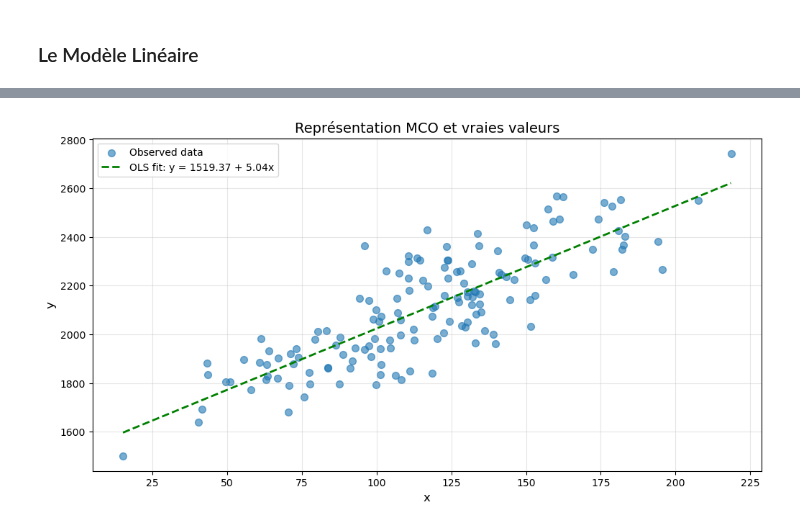
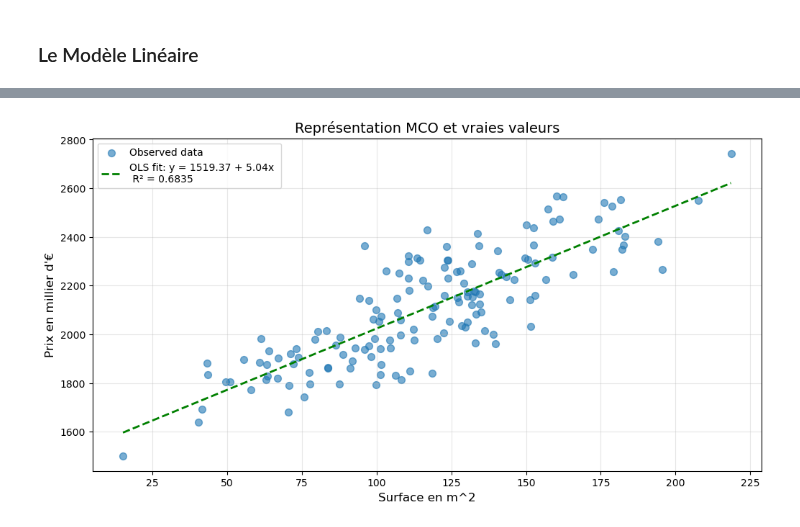
Before and after one commit to cmanell/Econometric-Project, a Jupyter notebook: src/traitement.ipynb, the cells around one changed output, grey strips where cells are left out. Drawn from its saved outputs; the diff is of its cells as text; code cells hidden in the pictures.

```diff
--- a/src/traitement.ipynb
+++ b/src/traitement.ipynb
@@ -193,21 +239,23 @@ Mean of residuals: 0.00000000000004 (should be ≈ 0)
 # %%
-# représentation de la distribution et l'équation de la droite
+# représentation de la distribution, l'équation de la droite et R² + R² ajusté
 
 plt.figure(figsize=(12, 6))
 
 sort_idx = np.argsort(x)
 x_sorted = x[sort_idx]
 y_hat_sorted = y_hat[sort_idx]
 
 plt.scatter(x, y, alpha=0.6, label='Observed data', s=50)
 plt.plot(x_sorted, y_hat_sorted, 'g--',
-         label=f'OLS fit: y = {b0_hat:.2f} + {b1_hat:.2f}x', linewidth=2)
+         label=f'OLS fit: y = {b0_hat:.2f} + {b1_hat:.2f}x \n R² = {R2_method1:.4f}', linewidth=2)
 
-plt.xlabel('x', fontsize=12)
-plt.ylabel('y', fontsize=12)
+
+
+plt.xlabel('Surface en m^2', fontsize=12)
+plt.ylabel('Prix en millier d\'€', fontsize=12)
 plt.title('Représentation MCO et vraies valeurs', fontsize=14)
 plt.legend()
 plt.grid(True, alpha=0.3)
 plt.show()
 # %% [output]
-[figure, old version]
+[figure, new version]
```
Also changed, not shown: parts of 9 cells of this notebook.
